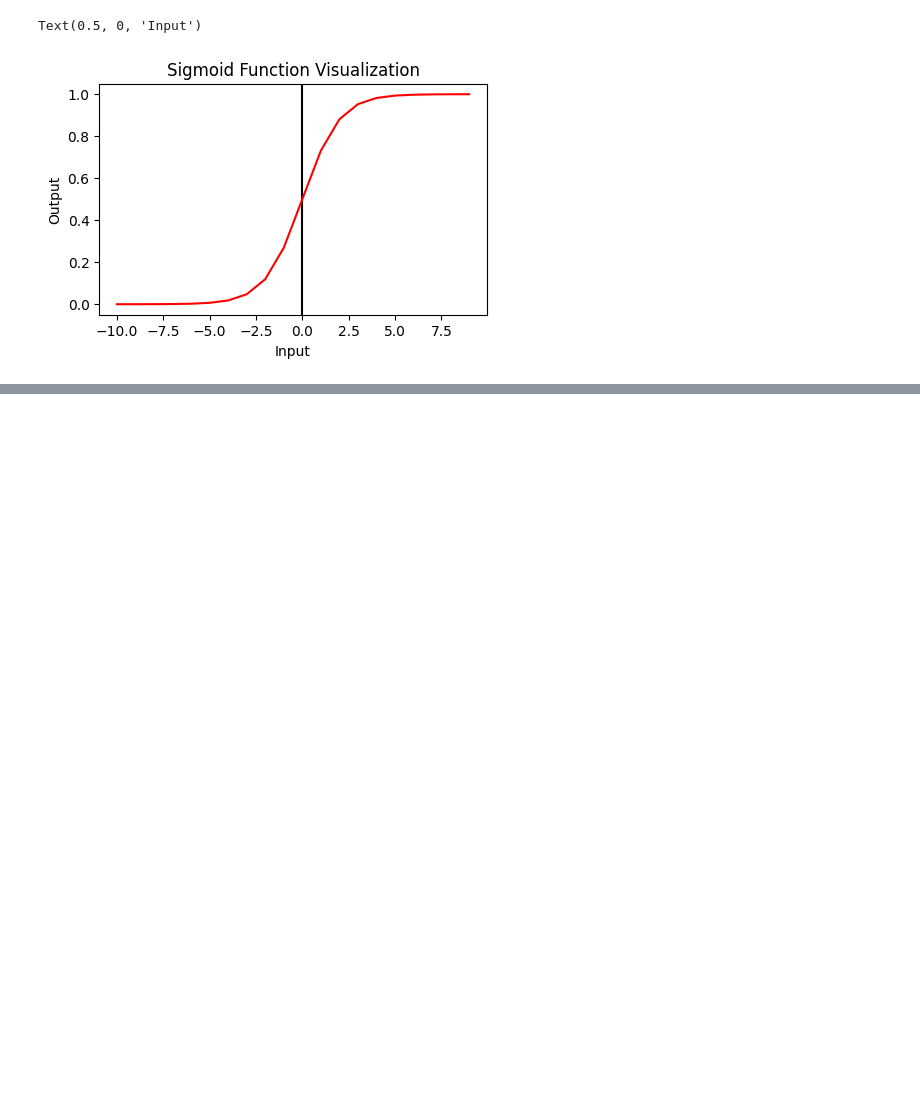
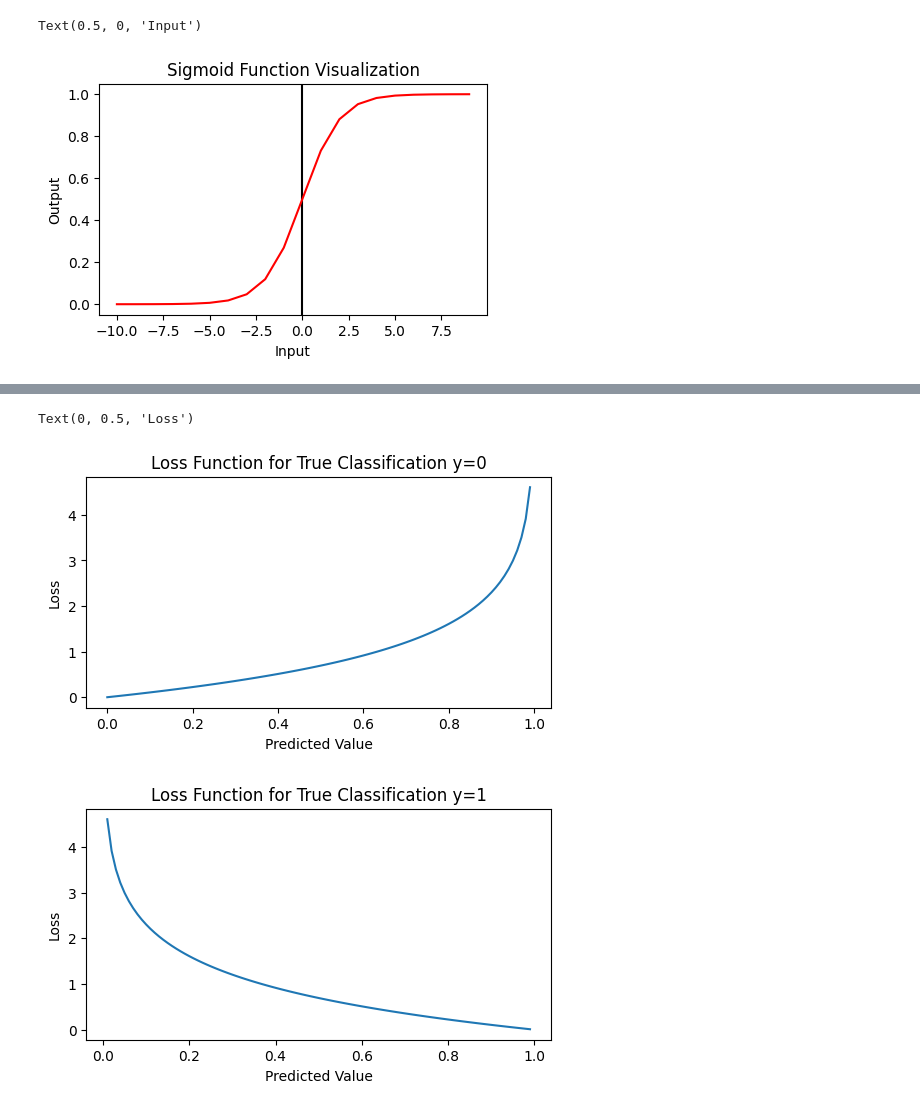
Before and after one commit to TylerWortley/machine-learning-practice, a Jupyter notebook: Supervised-ML-Regression-and-Classification/logistic_regression.ipynb, the cells around one changed output, grey strips where cells are left out. Cells and saved outputs as stored; diff of their text form; code cells hidden in the pictures; blank space fills up the shorter version.

Commit message:
Investigated Loss Function for Logistic Regression

```diff
--- a/Supervised-ML-Regression-and-Classification/logistic_regression.ipynb
+++ b/Supervised-ML-Regression-and-Classification/logistic_regression.ipynb
@@ -32,3 +42,27 @@ g(w⋅x + b) = 1 / (1 + e^-[w⋅x + b])
+# %%
+predicted = np.arange(0, 1, 0.01)
+
+# Loss for y=0 (negative classification)
+negative_losses = -np.log(1 - predicted)
+
+fig, ax = plt.subplots(1, 1, figsize = (6,3))
+ax.plot(predicted, negative_losses)
+ax.set_title("Loss Function for True Classification y=0")
+ax.set_xlabel("Predicted Value")
+ax.set_ylabel("Loss")
+
+# Loss for y=1 (positive classification)
+positive_losses = -np.log(predicted)
+
+fig, ax = plt.subplots(1, 1, figsize = (6,3))
+ax.plot(predicted, positive_losses)
+ax.set_title("Loss Function for True Classification y=1")
+ax.set_xlabel("Predicted Value")
+ax.set_ylabel("Loss")
+# %% [output]
+Text(0, 0.5, 'Loss')
+[figure, added]
+[figure, added]
 # %%
 X_train = np.array([0, 1, 2, 3, 4, 5])
 Y_train = np.array([0, 0, 0, 1, 1, 1])
```
Also changed, not shown: parts of 1 cell of this notebook.
